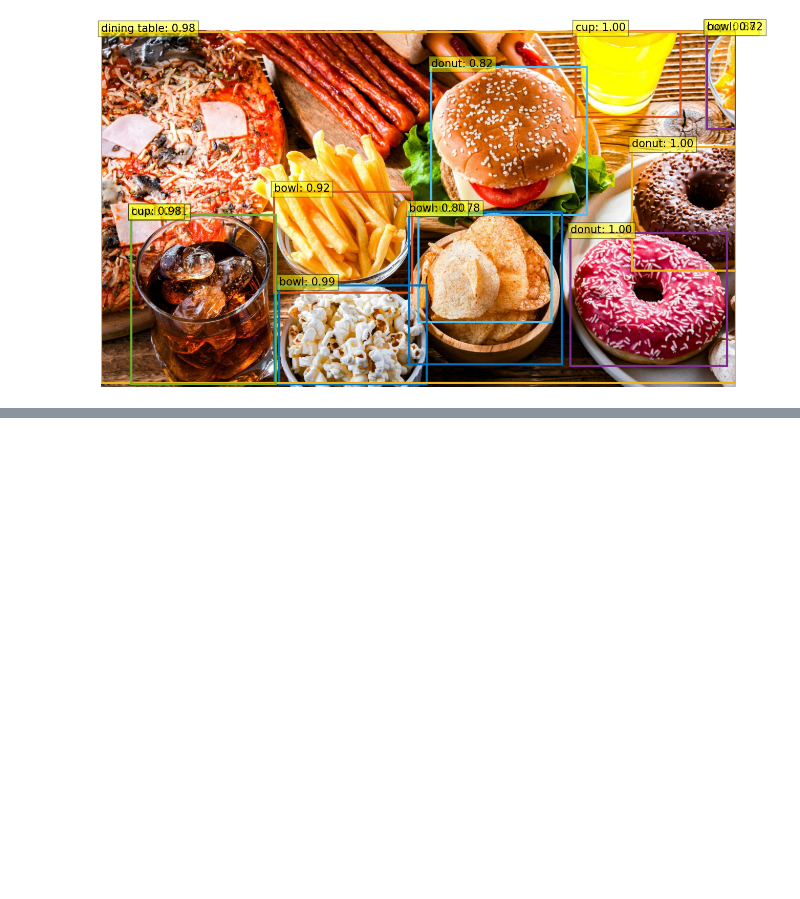
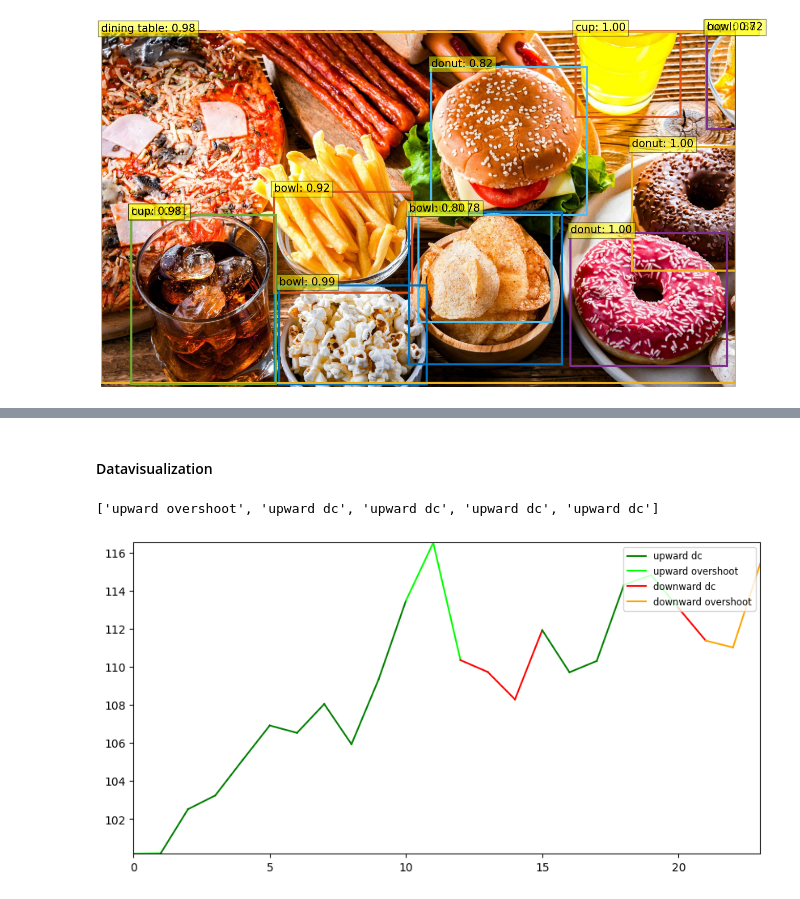
Before and after one commit to bilardi/smltk, a Jupyter notebook: docs/source/usage/datavisualization.ipynb, the cells around one changed output, grey strips where cells are left out. Cells and saved outputs as stored; diff of their text form; code cells hidden in the pictures; blank space fills up the shorter version.

Commit message:
step 15 - added new methods for directional change in the class Indicator and DataVisualization

```diff
--- a/docs/source/usage/datavisualization.ipynb
+++ b/docs/source/usage/datavisualization.ipynb
@@ -110,0 +113,17 @@ dv.plot_inference_objects(im, probability, boxes)
+# %%
+from datetime import datetime, timedelta
+from mockseries.utils import datetime_range
+from mockseries.trend import LinearTrend
+from mockseries.seasonality import SinusoidalSeasonality
+from mockseries.noise import RedNoise
+trend = LinearTrend(coefficient=2, time_unit=timedelta(days=4), flat_base=100)
+seasonality = SinusoidalSeasonality(amplitude=20, period=timedelta(days=7)) \
+              + SinusoidalSeasonality(amplitude=4, period=timedelta(days=1))
+noise = RedNoise(mean=0, std=3, correlation=0.5)
+timeseries = trend + seasonality + noise
+time_points = datetime_range(
+    granularity=timedelta(hours=1),
+    start_time=datetime(2024, 10, 15),
+    end_time=datetime(2024, 10, 16),
+)
+ts_values = timeseries.generate(time_points=time_points)
@@ -110,0 +132,4 @@ dv.plot_inference_objects(im, probability, boxes)
+# %%
+from smltk.preprocessing import Indicator
+indicator = Indicator()
+events = indicator.get_dc_events(ts_values)
@@ -110,0 +156,22 @@ dv.plot_inference_objects(im, probability, boxes)
+# %%
+time_points = range(0, len(ts_values))
+# %% [markdown]
+#### Datavisualization
+# %%
+events[:5]
+# %% [output]
+['upward overshoot', 'upward dc', 'upward dc', 'upward dc', 'upward dc']
+# %%
+dv.plot_dc({
+    "timeseries": ts_values,
+    "timestamp": time_points,
+    "events": events,
+    "dc_colors": {
+        "upward dc":"green",
+        "upward overshoot": "lime",
+        "downward dc": "red",
+        "downward overshoot": "orange"
+    }
+})
+# %% [output]
+[figure, added]
```
Also changed, not shown: parts of 4 cells of this notebook, 5 other files.
